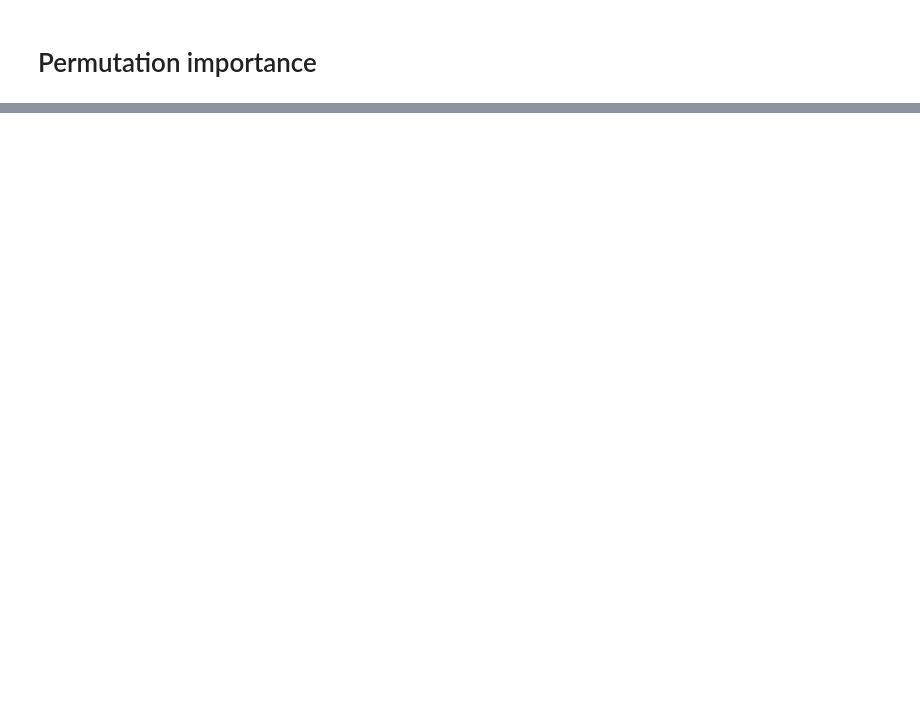
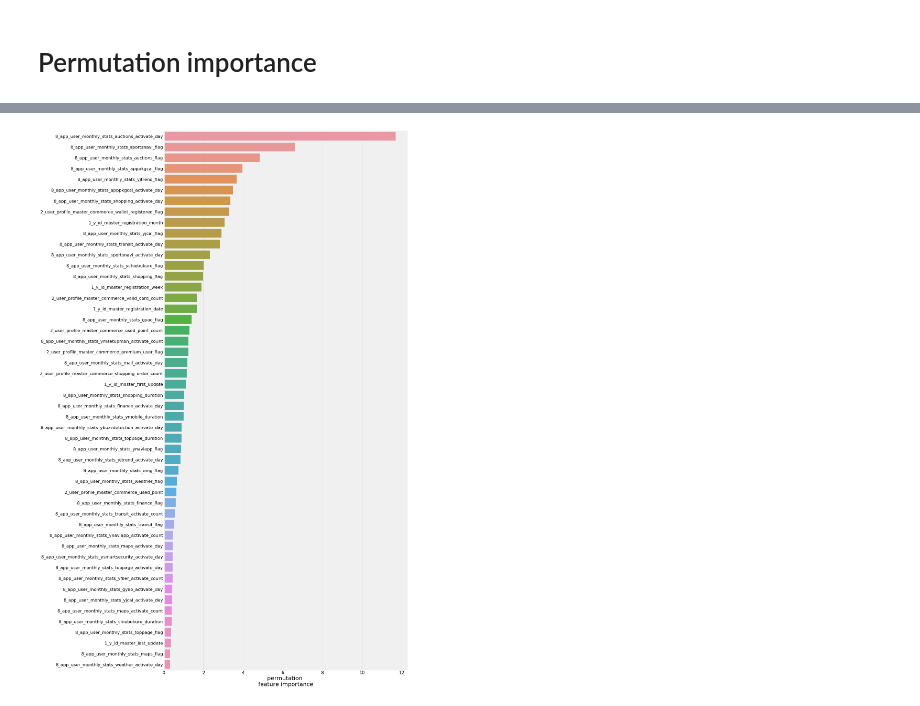
Before and after one commit to katsu1110/DataScienceComp, a Jupyter notebook: nn_laputa.ipynb, the cells around one changed output, grey strips where cells are left out. Cells and saved outputs as stored; diff of their text form; code cells hidden in the pictures; blank space fills up the shorter version.

```diff
--- a/nn_laputa.ipynb
+++ b/nn_laputa.ipynb
@@ -408,0 +530,13 @@ plt.show()
+# %%
+# plot
+top_n = 50
+ranking = np.argsort(imp)
+f, ax = plt.subplots(figsize=(20, 30))
+sns.barplot(x=-imp[ranking][:top_n], y=np.array(features)[ranking][:top_n], orient='h')
+ax.set_xlabel("permutation \nfeature importance")
+plt.tight_layout()
+plt.rcParams.update({'font.size': 18})
+
+plt.savefig(datapath +"/figs/feature_importance.png", bbox_inches='tight')
+# %% [output]
+[figure, added]
```
Also changed, not shown: parts of 21 cells of this notebook, 1 other file.
